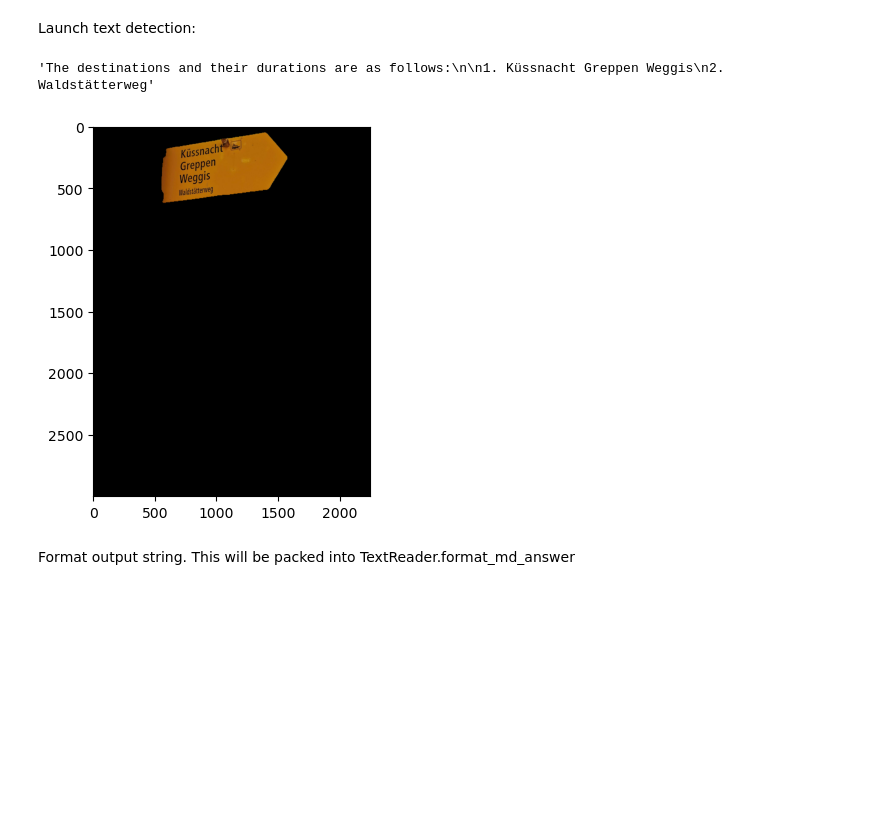
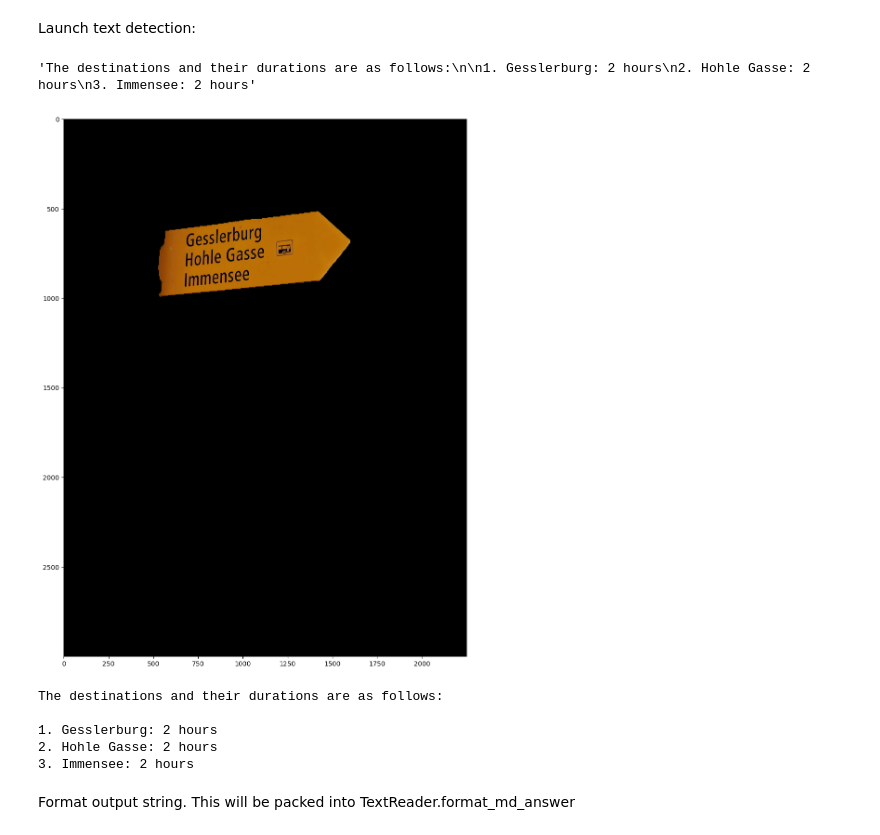
Before and after one commit to emoebel/usol-sign-reader, a Jupyter notebook: notebooks/prototyping_text_detection.ipynb, the cells around one changed output. Drawn from its saved outputs; the diff is of its cells as text; code cells hidden in the pictures; blank space fills up the shorter version.

```diff
--- a/notebooks/prototyping_text_detection.ipynb
+++ b/notebooks/prototyping_text_detection.ipynb
@@ -52,7 +52,7 @@ def multiply_rgb_image_by_binary_mask(img_np, mask):
         img_np_focus[:, :, channel] = img_np[:, :, channel] * mask
     return img_np_focus
 
-idx_instance = 4 # /!\ CHOOSE SIGN HERE
+idx_instance = 2 # /!\ CHOOSE SIGN HERE
 mask_sign = masks == idx_instance # get mask specific to current sign
 img_np_focus = multiply_rgb_image_by_binary_mask(img_np, mask_sign)
 img_pil_focus = Image.fromarray(img_np_focus, 'RGB')
@@ -67,17 +67,27 @@ Launch text detection:
 # %%
 query = 'Give me the name of the destinations and their durations'
 #query = 'Transcribe the text in json format'
 #query = 'Give me the name of the destinations and their durations, in natural reading order'
 
 answer = model.query(img_pil_focus, query)['answer']
 
 fig, ax = plt.subplots(1,1)
 ax.imshow(img_np_focus)
+fig.set_figheight(15)
+fig.set_figwidth(15)
 
 answer
 # %% [output]
-'The destinations and their durations are as follows:\n\n1. Küssnacht Greppen Weggis\n2. Waldstätterweg'
+'The destinations and their durations are as follows:\n\n1. Gesslerburg: 2 hours\n2. Hohle Gasse: 2 hours\n3. Immensee: 2 hours'
-[figure, old version]
+[figure, new version]
+# %%
+print(answer)
+# %% [output]
+The destinations and their durations are as follows:
+
+1. Gesslerburg: 2 hours
+2. Hohle Gasse: 2 hours
+3. Immensee: 2 hours
 # %% [markdown]
 Format output string. This will be packed into TextReader.format_md_answer
 # %%
```
Also changed, not shown: parts of 1 cell of this notebook, 4 other files.
